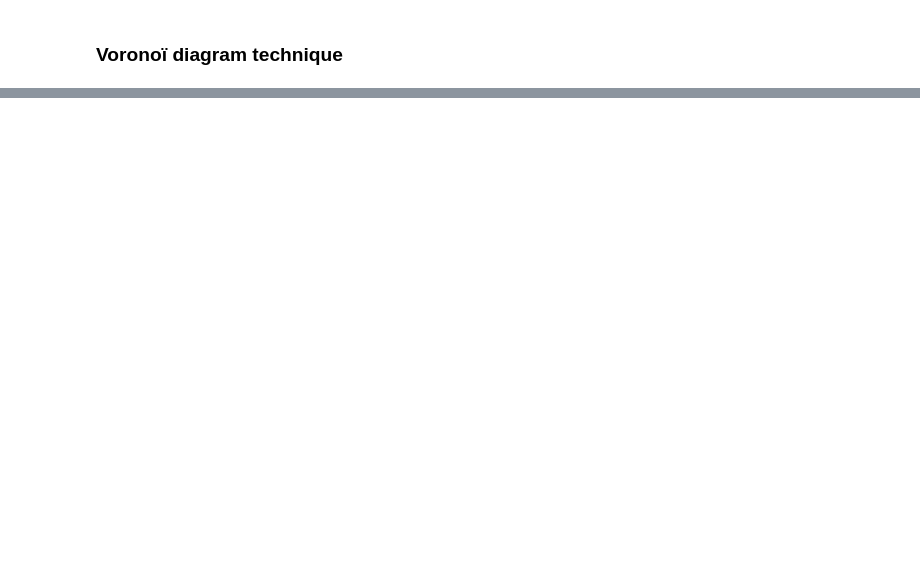
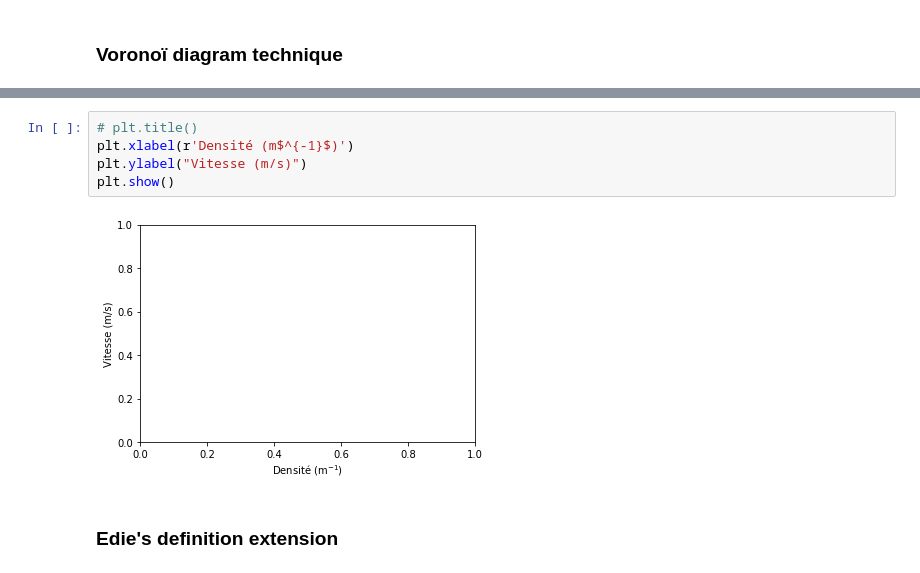
Before and after one commit to FinestStone/CIV6705, a Jupyter notebook: Projet/Projet.ipynb, the cells around one changed output, grey strips where cells are left out. Saved outputs shown, nothing was run; the diff lists cells and outputs as text; blank space fills up the shorter version.

```diff
--- a/Projet/Projet.ipynb
+++ b/Projet/Projet.ipynb
@@ -30,0 +195,9 @@ frameRate = 30
+# %%
+# plt.title()
+plt.xlabel(r'Densité (m$^{-1}$)')
+plt.ylabel("Vitesse (m/s)")
+plt.show()
+# %% [output]
+[figure, added]
+# %% [markdown]
+### Edie's definition extension
```
Also changed, not shown: parts of 26 cells of this notebook.
